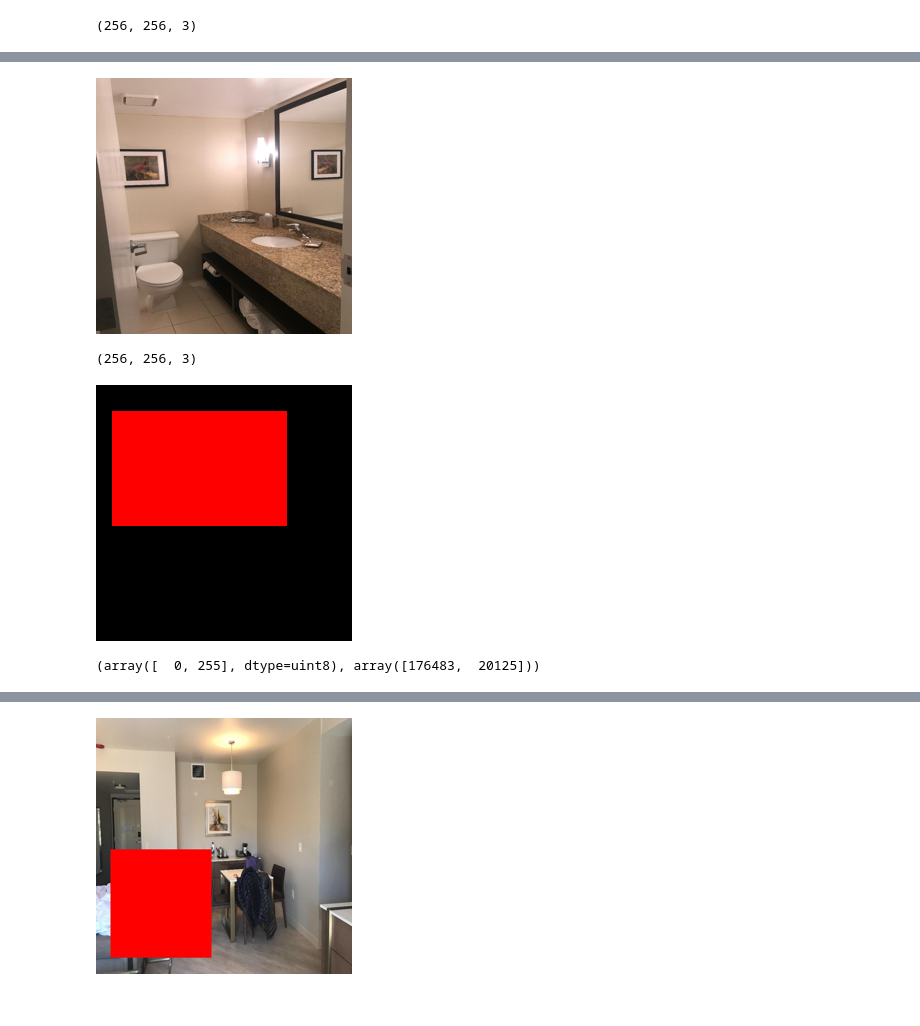
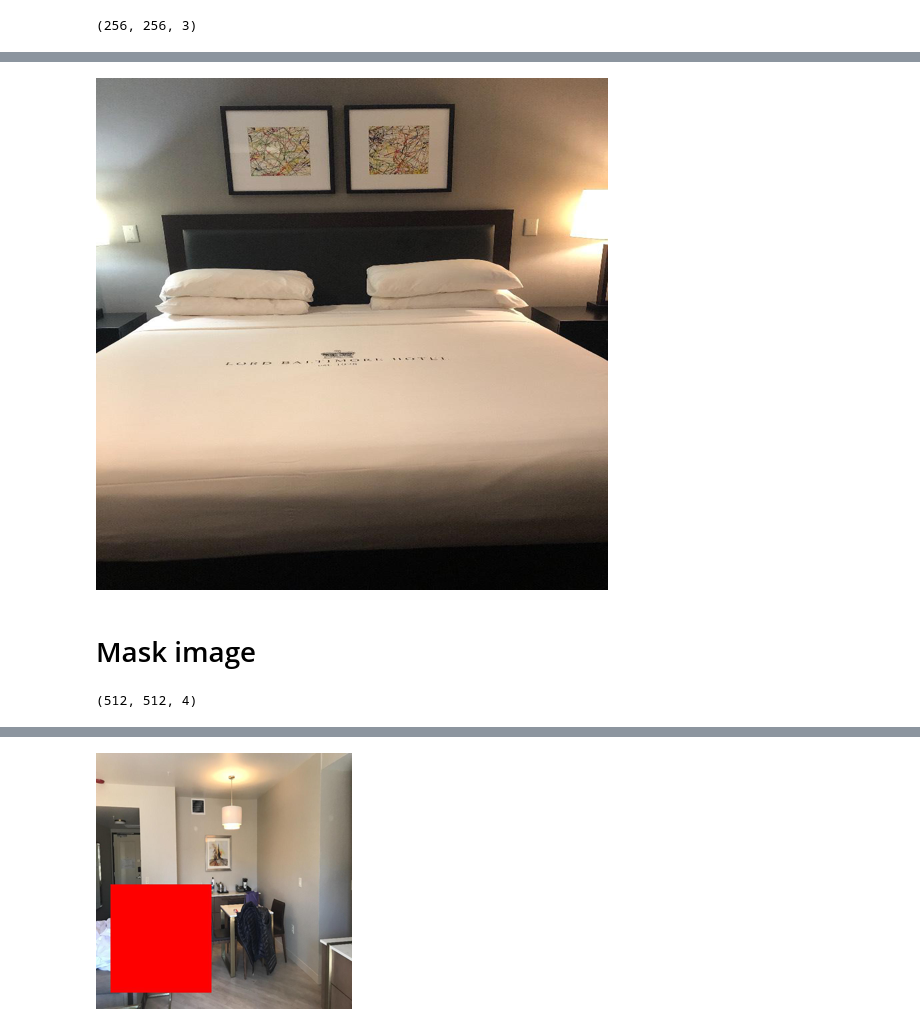
Before and after one commit to RahulS247/Hotel_Recognition-kaggle_challenge, a Jupyter notebook: maskGAN.ipynb, the cells around one changed output, grey strips where cells are left out. Cells and saved outputs as stored; diff of their text form; code cells hidden in the pictures.

```diff
--- a/maskGAN.ipynb
+++ b/maskGAN.ipynb
@@ -20,5 +24,8 @@ train_img[4].shape
 # %% [output]
 (256, 256, 3)
 # %%
-
-pil_image.resize(img,(IMG_HEIGHT,IMG_WIDTH,3))
+img = pil_image.open('train_img/81304/000031772.jpg')
+img=img.resize((512,512))
+img = np.array(img)
+img=img/255
+img.shape
@@ -25,8 +39,10 @@ pil_image.resize(img,(IMG_HEIGHT,IMG_WIDTH,3))
 # %%
-resizeimg =pil_image.fromarray(train_img[4])
+resizeimg =pil_image.fromarray((img*255).astype(np.uint8))
 resizeimg
 # %% [output]
-[figure, old version]
+[figure, new version]
+# %% [markdown]
+# Mask image
 # %%
 train_masks = []
 IMG_HEIGHT =256
@@ -38,20 +54,11 @@ for mask in os.listdir('train_masks'):
     #img = img.astype('float32')
     train_masks.append(img)
 # %%
-img = pil_image.open('train_masks/00006.png')
-img = img.resize((IMG_HEIGHT,IMG_WIDTH))
-img = np.array(img)
-img = img[:,:,:3]
-img.shape
+imgm = pil_image.open('train_masks/00006.png')
+#imgm = imgm.convert('RGB')
+imgm = imgm.resize((512,512))
+imgm = np.array(imgm)
+#imgm = imgm[:,:,:3]
+imgm.shape
 # %% [output]
-(256, 256, 3)
+(512, 512, 4)
-# %%
-#imgr = np.where(img!=255,255,img)
-imgmsk =pil_image.fromarray(img)
-imgmsk
-# %% [output]
-[figure, removed]
-# %%
-np.unique(img,return_counts=True)
-# %% [output]
-(array([  0, 255], dtype=uint8), array([176483,  20125]))
```
Also changed, not shown: parts of 30 cells of this notebook.
